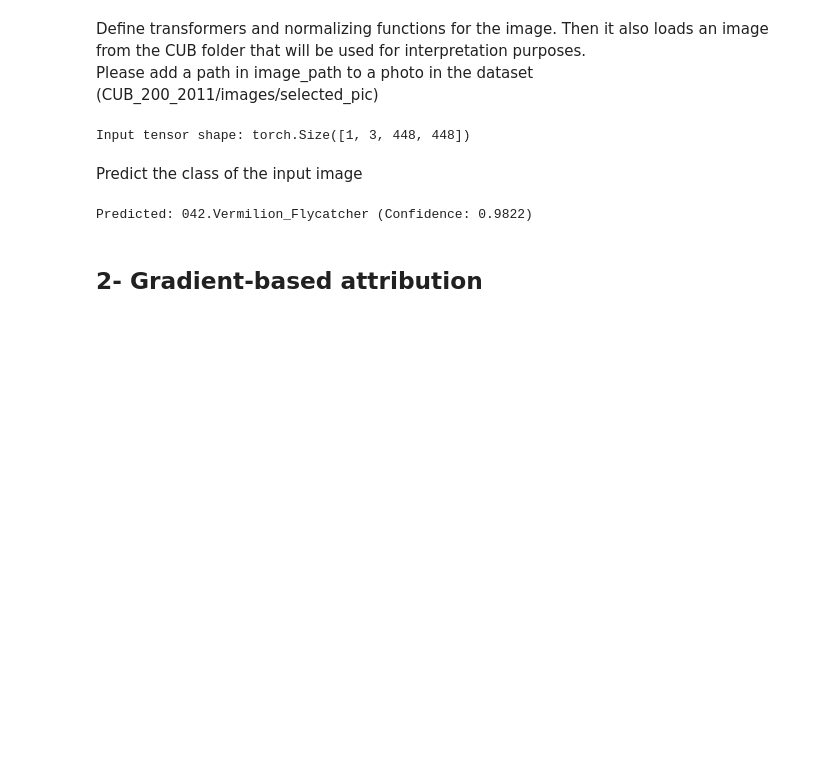
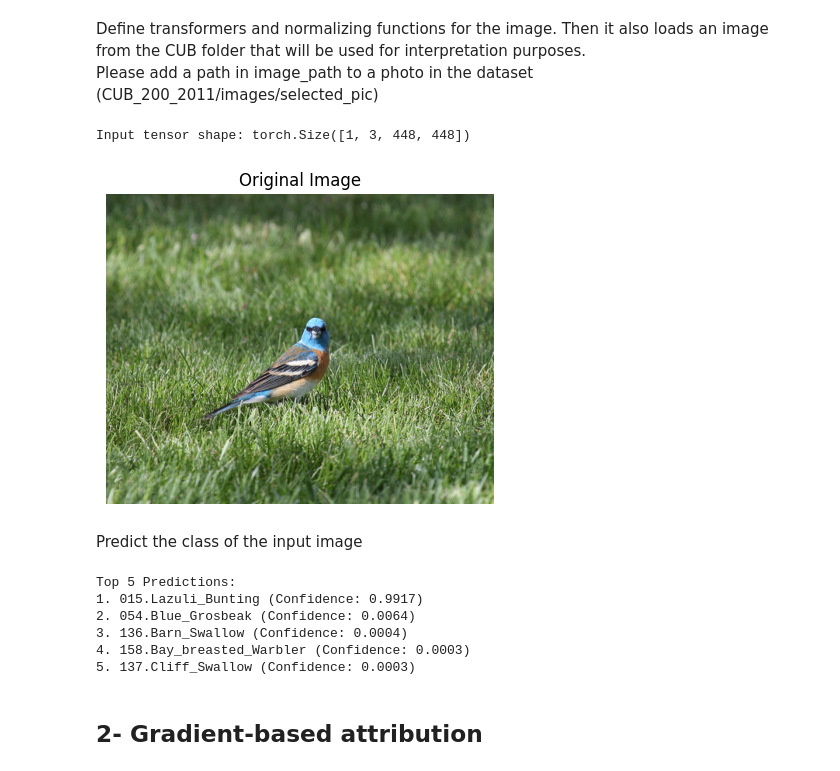
Before and after one commit to samueleantonelli/Explainable_ResNet, a Jupyter notebook: TorchVision_Interpret_new.ipynb, the cells around one changed output. Saved outputs shown, nothing was run; the diff lists cells and outputs as text; code cells hidden in the pictures; blank space fills up the shorter version.

```diff
--- a/TorchVision_Interpret_new.ipynb
+++ b/TorchVision_Interpret_new.ipynb
@@ -95,26 +94,34 @@ Please add a path in image_path to a photo in the dataset (CUB_200_2011/images/s
 # %%
 transform = transforms.Compose([
  transforms.Resize(448), #modified from 226 in the original code
  transforms.CenterCrop(448), #modified from 226 in the original code
  transforms.ToTensor()
 ])
 
 transform_normalize = transforms.Normalize(
      mean=[0.485, 0.456, 0.406],
      std=[0.229, 0.224, 0.225]
  )
 
-image_path = "/mnt/cimec-storage6/users/samuele.antonelli/modifica_resnet_backup/modifica_resnet/CNN_classifier/CUB_200_2011/images/042.Vermilion_Flycatcher/Vermilion_Flycatcher_0002_42390.jpg"
+image_path = "/mnt/cimec-storage6/users/samuele.antonelli/modifica_resnet_backup/modifica_resnet/CNN_classifier/CUB_200_2011/images/015.Lazuli_Bunting/Lazuli_Bunting_0001_14916.jpg"
 img = Image.open(image_path).convert("RGB")
 
 transformed_img = transform(img)
 
 input = transform_normalize(transformed_img)
 input = input.unsqueeze(0)
 
 print(f"Input tensor shape: {input.shape}") #added final check
+
+#display the original image
+plt.figure(figsize=(5, 5))
+plt.imshow(image)
+plt.axis("off")
+plt.title("Original Image")
+plt.show()
 # %% [output]
 Input tensor shape: torch.Size([1, 3, 448, 448])
+[figure, added]
 # %% [markdown]
 Predict the class of the input image
 # %%
@@ -124,17 +131,26 @@ output = model(input)
 #spply softmax to get class probabilities
 output = F.softmax(output, dim=1)
 
-#get the highest prediction score and its index
-prediction_score, pred_label_idx = torch.topk(output, 1)
+top5_scores, top5_indices = torch.topk(output, 5)
 
-#convert the index to a label
-pred_label_idx.squeeze_()
-predicted_label = idx_to_labels[pred_label_idx.item()]  # Use idx_to_labels loaded from classes.txt
+# Convert indices to labels
+top5_labels = [idx_to_labels[idx.item()] for idx in top5_indices.squeeze()]
 
-#print the result
-print(f'Predicted: {predicted_label} (Confidence: {prediction_score.squeeze().item():.4f})')
+# Print the top 5 predictions
+print("Top 5 Predictions:")
+for i in range(5):
+    print(f"{i+1}. {top5_labels[i]} (Confidence: {top5_scores.squeeze()[i].item():.4f})")
+
+# Display the image
+image = Image.open(image_path)
+image.show()
 # %% [output]
-Predicted: 042.Vermilion_Flycatcher (Confidence: 0.9822)
+Top 5 Predictions:
+1. 015.Lazuli_Bunting (Confidence: 0.9917)
+2. 054.Blue_Grosbeak (Confidence: 0.0064)
+3. 136.Barn_Swallow (Confidence: 0.0004)
+4. 158.Bay_breasted_Warbler (Confidence: 0.0003)
+5. 137.Cliff_Swallow (Confidence: 0.0003)
 # %% [markdown]
 ## 2- Gradient-based attribution
 # %% [markdown]
```
Also changed, not shown: parts of 17 cells of this notebook.
